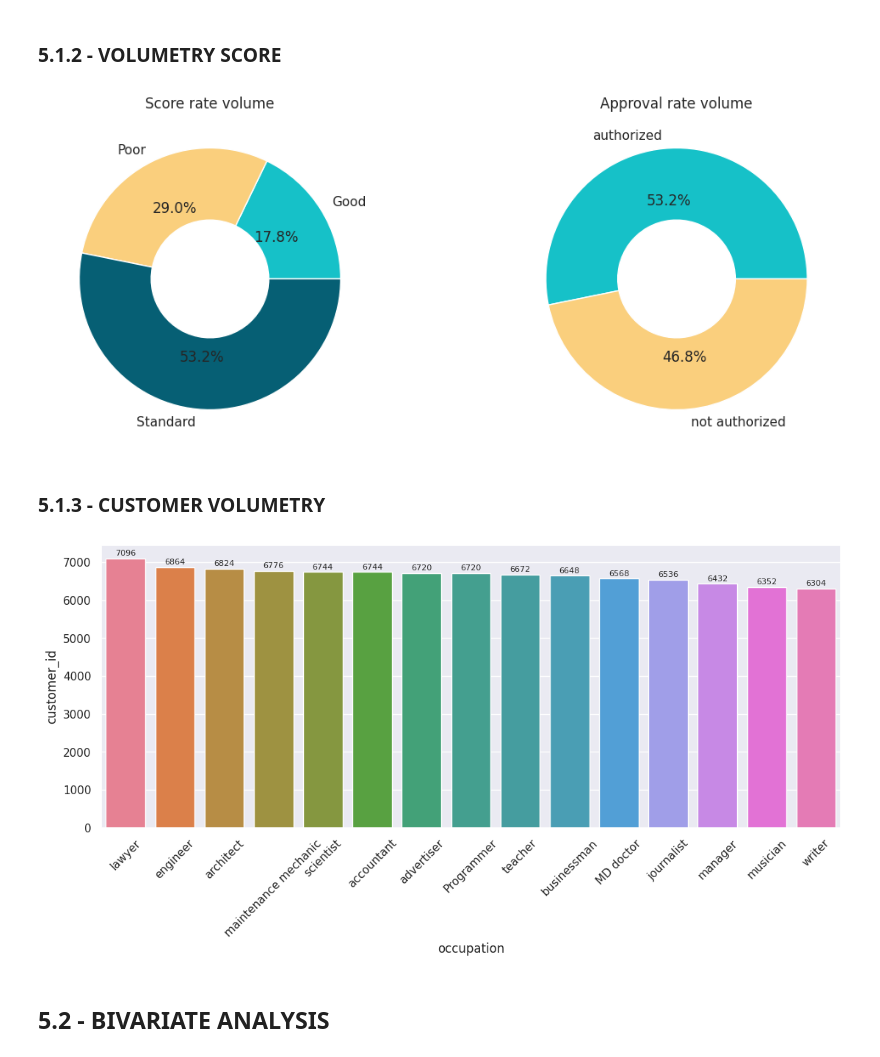
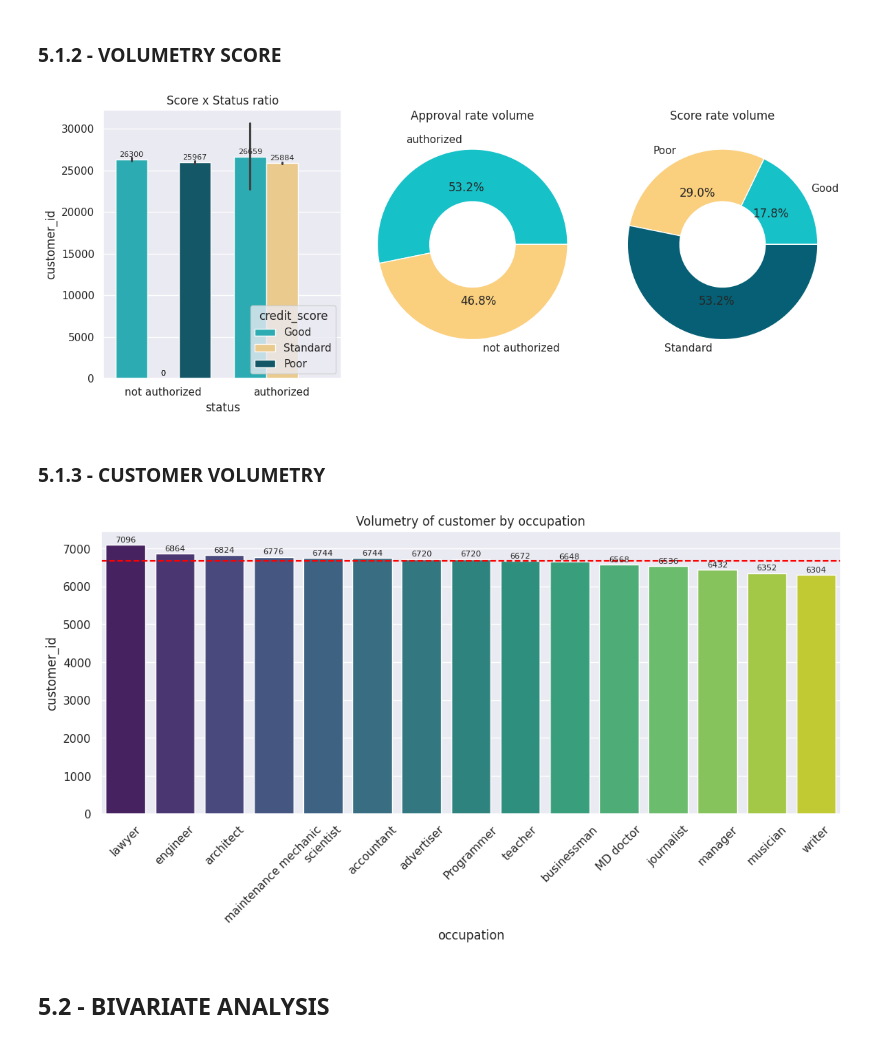
Before and after one commit to erickvieiras/credit_project, a Jupyter notebook: notebook/credit.ipynb, the cells around one changed output. Saved outputs shown, nothing was run; the diff lists cells and outputs as text; code cells hidden in the pictures.

```diff
--- a/notebook/credit.ipynb
+++ b/notebook/credit.ipynb
@@ -469,32 +553,52 @@ plt.show()
 # %% [markdown]
 ### 5.1.2 - VOLUMETRY SCORE
 # %%
-plt.subplot(1,2,1)
+plt.figure(figsize=(12, 5))
+plt.subplot(1,3,1)
 colors = ["#16c1c8", "#facf7d", "#065f74"]
+
+aux2 = df5[['customer_id', 'status', 'credit_score']].groupby('status').count().reset_index()
+barplot = sns.barplot(data=df5, x='status', y='customer_id', hue='credit_score', palette=colors)
+
+for p in barplot.patches:
+    barplot.annotate(f'{int(p.get_height())}', (p.get_x() + p.get_width() / 2., p.get_height()),
+                 ha='center', va='center', xytext=(0, 5), textcoords='offset points', fontsize=8)
+plt.title('Score x Status ratio')
+
+plt.subplot(1,3,2)
+aux1 = df5[['status', 'customer_id']].groupby('status').count().reset_index()
+plt.pie(aux1['customer_id'], labels = aux1['status'], autopct='%1.1f%%', wedgeprops=dict(width=0.55), colors = colors)
+plt.title('Approval rate volume')
+
+plt.subplot(1, 3, 3)
 aux = df5[['credit_score', 'customer_id']].groupby('credit_score').count().reset_index()
 plt.pie(aux['customer_id'], labels = aux['credit_score'], autopct='%1.1f%%', wedgeprops=dict(width=0.55), colors = colors)
 plt.title('Score rate volume')
 
-plt.subplot(1,2,2)
-aux1 = df5[['status', 'customer_id']].groupby('status').count().reset_index()
-plt.pie(aux1['customer_id'], labels = aux1['status'], autopct='%1.1f%%', wedgeprops=dict(width=0.55), colors = colors)
-plt.title('Approval rate volume')
+plt.tight_layout()
 
 plt.show()
 # %% [output]
-[figure, old version]
+[figure, new version]
 # %% [markdown]
 ### 5.1.3 - CUSTOMER VOLUMETRY
 # %%
 aux = df5[['customer_id', 'occupation']].groupby(['occupation']).count().reset_index().sort_values('customer_id', ascending = False)
-barplot = sns.barplot(data = aux, x = aux['occupation'], y = aux['customer_id'], hue = 'occupation')
+barplot = sns.barplot(data = aux, x = aux['occupation'], y = aux['customer_id'], hue = 'occupation', palette='viridis')
+
+mean_value = aux['customer_id'].mean()
+
+# Adicionar uma linha tracejada para a média
+plt.axhline(y=mean_value, color='red', linestyle='--', label=f'Média: {mean_value:.2f}')
+
 for p in barplot.patches:
     barplot.annotate(f'{int(p.get_height())}', (p.get_x() + p.get_width() / 2., p.get_height()),
                  ha='center', va='center', xytext=(0, 5), textcoords='offset points', fontsize=8)
+plt.title('Volumetry of customer by occupation')
 plt.xticks(rotation = 45)
 plt.show()
 # %% [output]
-[figure, old version]
+[figure, new version]
 # %% [markdown]
 ## 5.2 - BIVARIATE ANALYSIS
 # %% [markdown]
```
Also changed, not shown: parts of 18 cells of this notebook.
